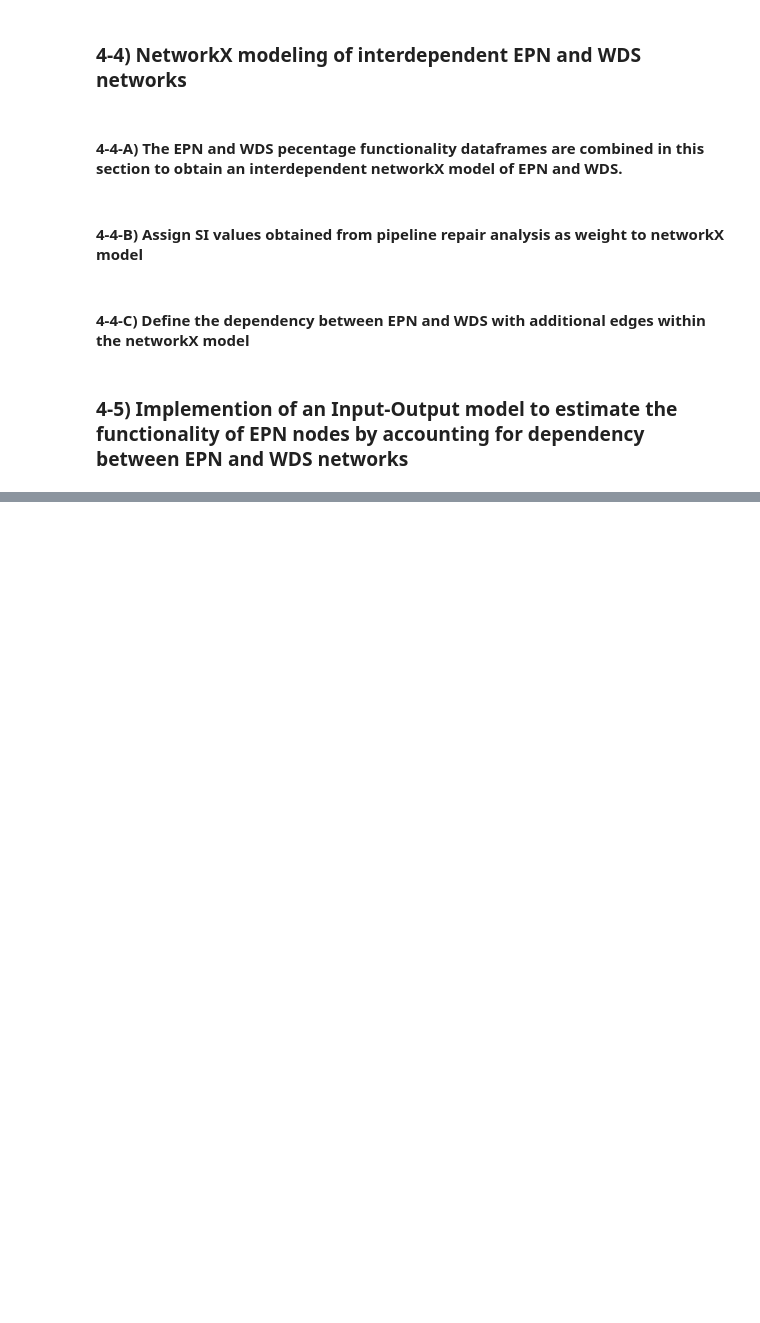
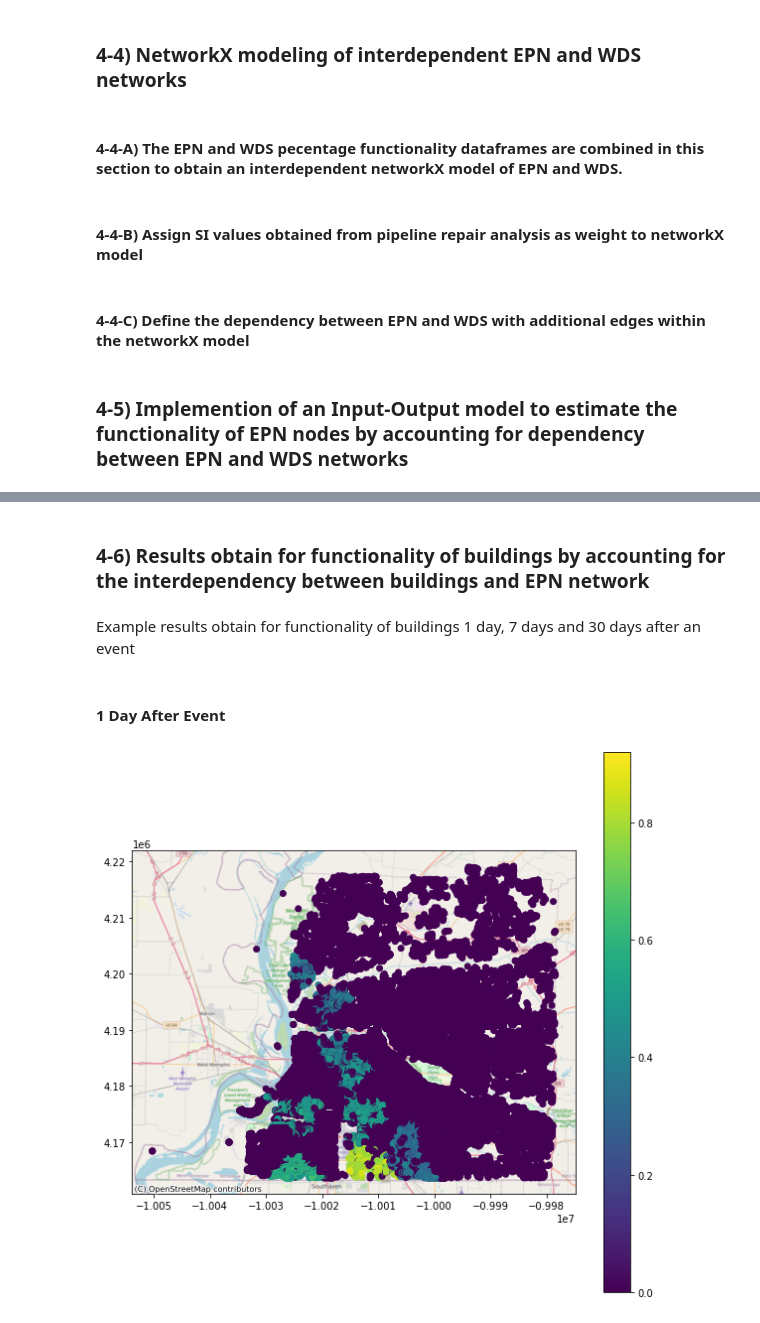
Before and after one commit to IN-CORE/incore-docs, a Jupyter notebook: manual_jb/content/notebooks/MMSA_testbed/MMSA_Seismic_Functionality_and_Restoration_Analysis_for_Interdependent_Buildings-Water-Power_using_Restoration_Curves.ipynb, the cells around one changed output, grey strips where cells are left out. Drawn from its saved outputs; the diff is of its cells as text; code cells hidden in the pictures; blank space fills up the shorter version.

Commit message:
Updated zip with files to run notebook and ran notebook so results render in documentation

```diff
--- a/manual_jb/content/notebooks/MMSA_testbed/MMSA_Seismic_Functionality_and_Restoration_Analysis_for_Interdependent_Buildings-Water-Power_using_Restoration_Curves.ipynb
+++ b/manual_jb/content/notebooks/MMSA_testbed/MMSA_Seismic_Functionality_and_Restoration_Analysis_for_Interdependent_Buildings-Water-Power_using_Restoration_Curves.ipynb
@@ -767,0 +1080,6 @@ for i, j in zip(origin_WDS,destination_EPN):
+# %%
+df_ss_functionality = df_functionality_nodes.query('nodenwid>100')[['nodenwid','sguid', 'func_cascading1', 'func_cascading3', 'func_cascading7',
+       'func_cascading30', 'func_cascading90']]
+cols = ['func_cascading1', 'func_cascading3', 'func_cascading7',
+       'func_cascading30', 'func_cascading90']
+df_ss_functionality.head()
@@ -767,0 +1093,5 @@ for i, j in zip(origin_WDS,destination_EPN):
+# %%
+df_bldg_functionality = df_bldg_func.rename(columns={'functionality':'bldg_functionality'})[['guid','bldg_functionality']]
+df_EPN_Bldg_Depend = df_EPN_Bldg_Depend.merge(df_ss_functionality, on = 'sguid', how = 'left')
+df_EPN_Bldg_Depend = df_EPN_Bldg_Depend.merge(df_bldg_functionality, on = 'guid', how = 'left')
+df_EPN_Bldg_Depend
@@ -767,0 +1114,26 @@ for i, j in zip(origin_WDS,destination_EPN):
+# %%
+df_EPN_Bldg_Depend_MC = df_EPN_Bldg_Depend.copy()
+
+columns = ['guid', 'sguid', 'nodenwid', 'func_cascading1','func_cascading3', 'func_cascading7', 'func_cascading30','func_cascading90']
+df_EPN_Bldg_functionality =  df_EPN_Bldg_Depend[['guid', 'sguid', 'nodenwid', 'func_cascading1',
+       'func_cascading3', 'func_cascading7', 'func_cascading30',
+       'func_cascading90']].copy()
+for col in columns[3:]:
+    df_EPN_Bldg_functionality[col].values[:] = 0
+
+no_samples = 100
+for MC_sample in range(0,no_samples):
+    for sguid in df_EPN_Bldg_Depend_MC.sguid.unique():
+        ss_row  = df_ss_functionality.loc[df_ss_functionality['sguid'] == sguid]
+        bldg_rows = df_EPN_Bldg_Depend_MC.loc[df_EPN_Bldg_Depend_MC['sguid'] == sguid]
+        for idx in [1, 3, 7, 30, 90]:
+            day = str(idx)
+            percent_functional = ss_row['func_cascading'+day].values[0]
+            percent_functional = percent_functional if percent_functional<1 else 1
+            nums = np.random.choice([1, 0], size=len(bldg_rows), p=[percent_functional, 1-percent_functional])
+            df_EPN_Bldg_Depend_MC.loc[df_EPN_Bldg_Depend_MC['sguid'] == sguid, 'func_cascading'+day] = nums
+    for idx in [1, 3, 7, 30, 90]:
+        day = str(idx)
+        df_EPN_Bldg_functionality['func_cascading'+day] = df_EPN_Bldg_functionality['func_cascading'+day] + (1/no_samples)*df_EPN_Bldg_Depend_MC['func_cascading'+day] * df_EPN_Bldg_Depend_MC['bldg_functionality']
+
+df_EPN_Bldg_functionality
@@ -767,0 +1154,13 @@ for i, j in zip(origin_WDS,destination_EPN):
+# %%
+### Merge EPN functionality estimates with EPN shapefile for plotting
+df_EPN_Bldg_functionality_gdf = bldg_gdf.merge(df_EPN_Bldg_functionality, on = 'guid', how = 'left')
+# %% [markdown]
+### 4-6) Results obtain for functionality of buildings by accounting for the interdependency between buildings and EPN network
+# %% [markdown]
+Example results obtain for functionality of buildings 1 day, 7 days and 30 days after an event
+# %% [markdown]
+#### 1 Day After Event
+# %%
+viz.plot_gdf_map(df_EPN_Bldg_functionality_gdf, 'func_cascading1', basemap=True)
+# %% [output]
+[figure, added]
```
Also changed, not shown: parts of 65 cells of this notebook, 1 other file.
